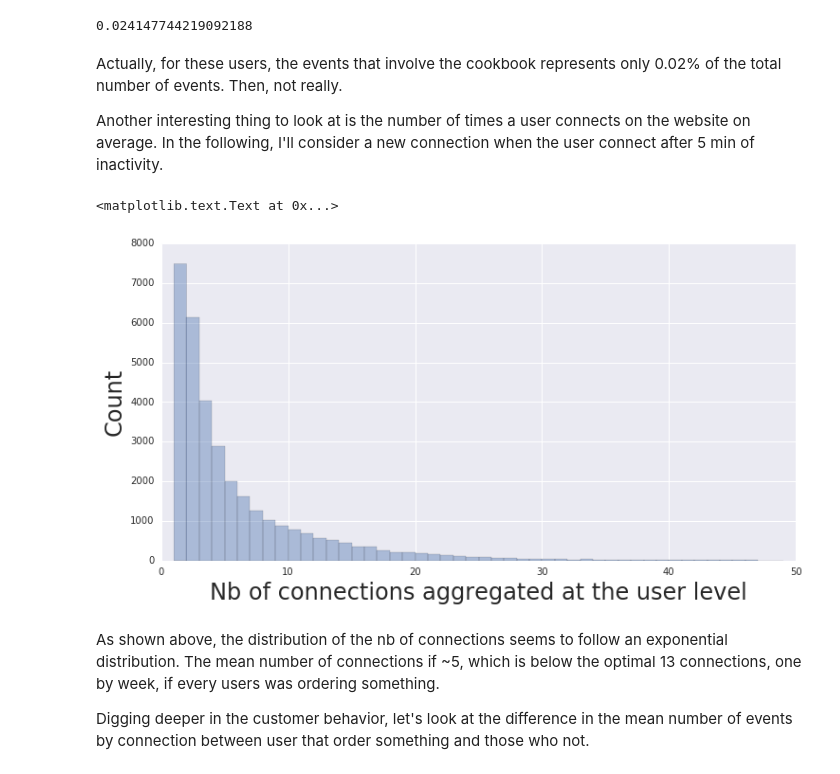
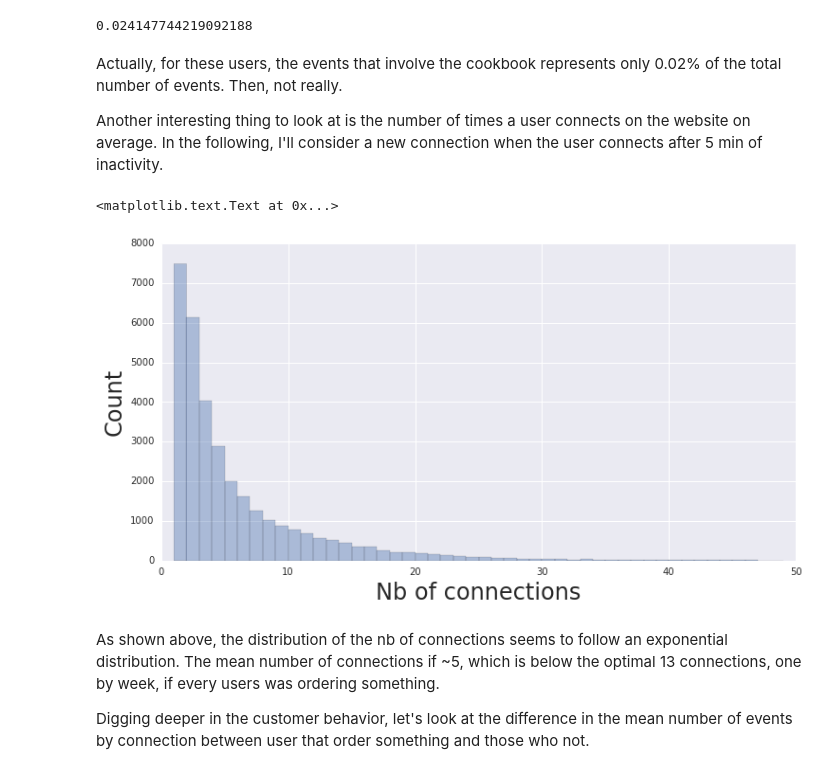
Before and after one commit to cthorey/test, a Jupyter notebook: Exploratory_analysis.ipynb, the cells around one changed output. Saved outputs shown, nothing was run; the diff lists cells and outputs as text; code cells hidden in the pictures.

```diff
--- a/Exploratory_analysis.ipynb
+++ b/Exploratory_analysis.ipynb
@@ -193,17 +192,17 @@ cook.proportion.mean()
 # %% [markdown]
 Actually, for these users, the events that involve the cookbook represents only 0.02% of the total number of events. Then, not really.
 
-Another interesting thing to look at is the number of times a user connects on the website on average. In the following, I'll consider a new connection when the user connect after 5 min of inactivity.
+Another interesting thing to look at is the number of times a user connects on the website on average. In the following, I'll consider a new connection when the user connects after 5 min of inactivity.
 # %%
 fig = plt.figure(figsize=(12,6))
 ax = plt.subplot()
 nconnection = pd.read_csv('nconnection.csv')
 sns.distplot(nconnection.N,kde=False,bins=range(1,50),ax=ax)
-ax.set_xlabel('Nb of connections aggregated at the user level',fontsize=24)
+ax.set_xlabel('Nb of connections',fontsize=24)
 ax.set_ylabel('Count',fontsize=24)
 # %% [output]
 <matplotlib.text.Text at 0x...>
-[figure, old version]
+[figure, new version]
 # %% [markdown]
 As shown above, the distribution of the nb of connections seems to follow an exponential distribution. The mean number of connections if ~5, which is below the optimal 13 connections, one by week, if every users was ordering something.
 
```
Also changed, not shown: parts of 11 cells of this notebook.
